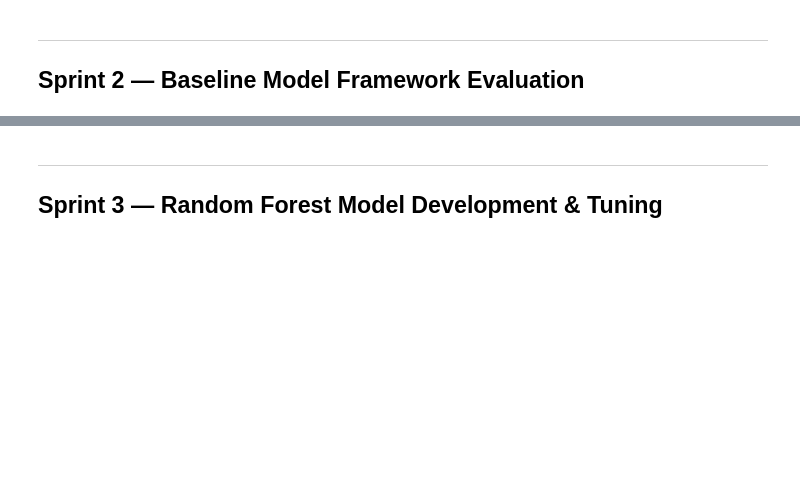
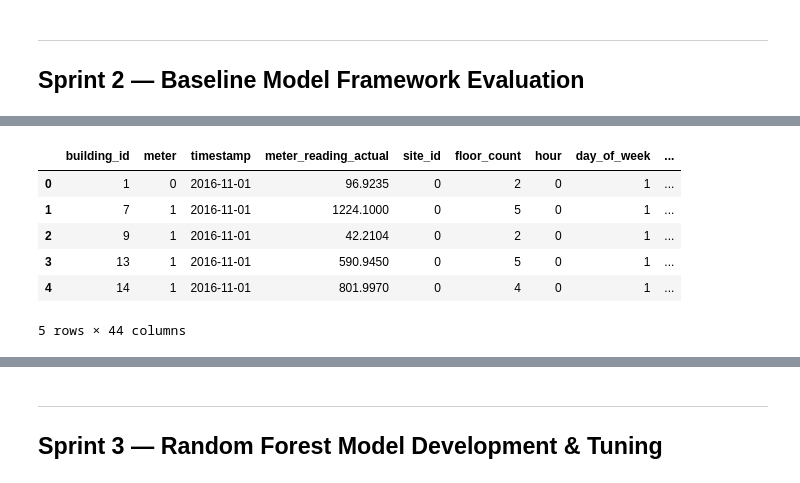
Before and after one commit to ZahraSabouri/CMT307_GreatEnergyPredictor, a Jupyter notebook: notebooks/Ayan_Anomaly_Investigation.ipynb, the cells around one changed output, grey strips where cells are left out. Cells and saved outputs as stored; diff of their text form; code cells hidden in the pictures; blank space fills up the shorter version.

```diff
--- a/notebooks/Ayan_Anomaly_Investigation.ipynb
+++ b/notebooks/Ayan_Anomaly_Investigation.ipynb
@@ -610,3 +610,21 @@ Data successfully exported to 'detailed_anomalies.csv'.
 ---
 
 ## Sprint 2 — Baseline Model Framework Evaluation
+# %%
+import pandas as pd
+
+# Load the validation dataset
+val_df = pd.read_csv('/content/final_val.csv')
+
+# Convert 'timestamp' to datetime objects
+val_df['timestamp'] = pd.to_datetime(val_df['timestamp'])
+
+# Extract 'hour' and 'day_of_week'
+val_df['hour'] = val_df['timestamp'].dt.hour
+val_df['day_of_week'] = val_df['timestamp'].dt.dayofweek
+
+# Calculate the median meter reading for each group
+baseline_median = val_df.groupby(['building_id', 'meter', 'hour', 'day_of_week'])['meter_reading'].median().reset_index()
+
+# Display the first few rows of the baseline model
+display(baseline_median.head())
@@ -612,0 +638,20 @@ Data successfully exported to 'detailed_anomalies.csv'.
+# %%
+# Merge val_df with baseline_median to get the predicted median meter_reading
+val_df = pd.merge(
+    val_df,
+    baseline_median,
+    on=['building_id', 'meter', 'hour', 'day_of_week'],
+    how='left',
+    suffixes=('_actual', '_predicted')  # Suffixes to differentiate original and predicted meter_reading
+)
+
+# Display the first few rows with the predicted median
+display(val_df.head())
+# %% [output]
+|  | building_id | meter | timestamp | meter_reading_actual | site_id | floor_count | hour | day_of_week | ... |
+| 0 | 1 | 0 | 2016-11-01 | 96.9235 | 0 | 2 | 0 | 1 | ... |
+| 1 | 7 | 1 | 2016-11-01 | 1224.1000 | 0 | 5 | 0 | 1 | ... |
+| 2 | 9 | 1 | 2016-11-01 | 42.2104 | 0 | 2 | 0 | 1 | ... |
+| 3 | 13 | 1 | 2016-11-01 | 590.9450 | 0 | 5 | 0 | 1 | ... |
+| 4 | 14 | 1 | 2016-11-01 | 801.9970 | 0 | 4 | 0 | 1 | ... |
+5 rows × 44 columns
```
Also changed, not shown: parts of 6 cells of this notebook.
